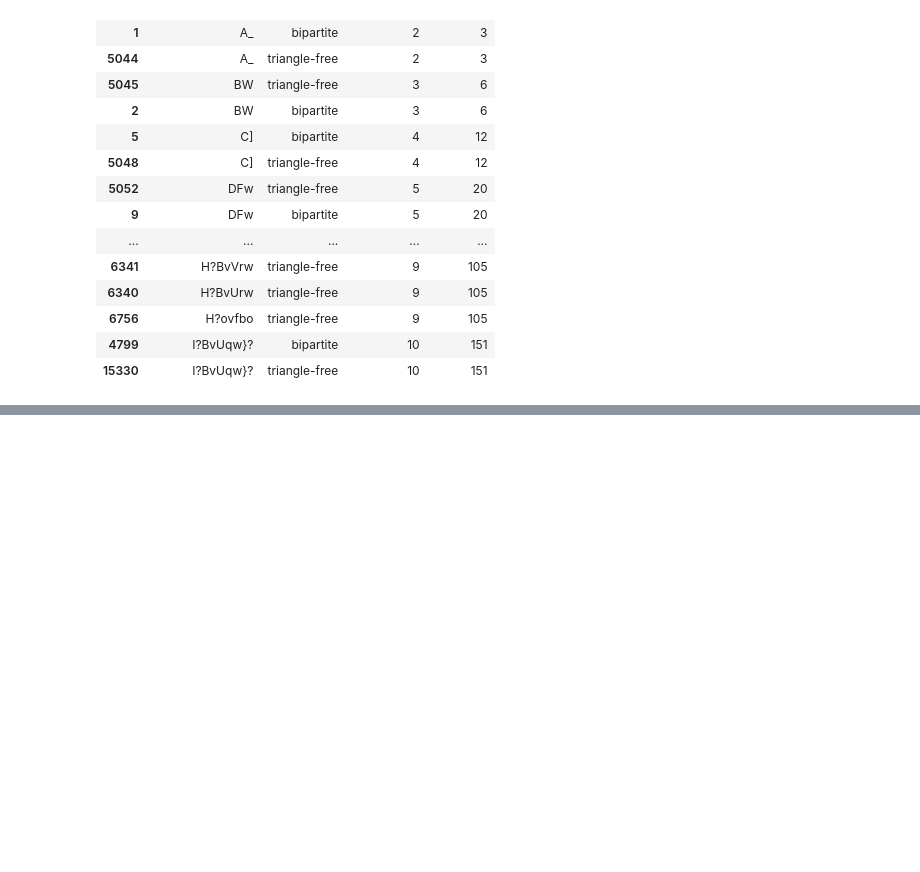
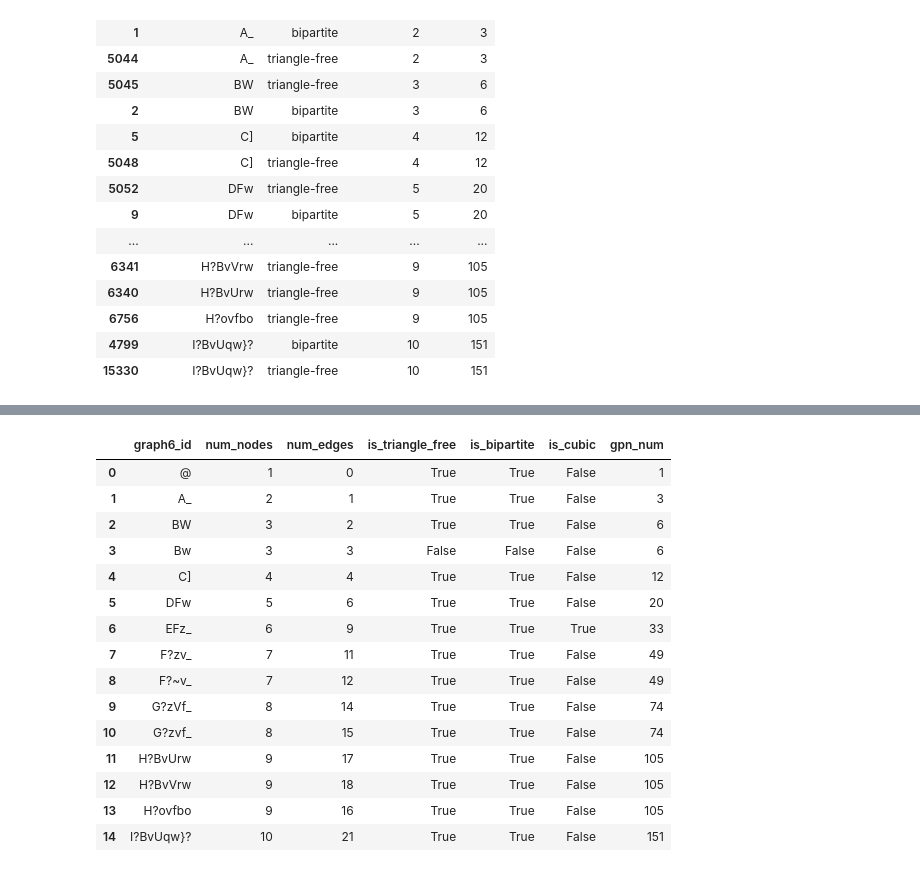
Before and after one commit to MartinCadez/geodesic-subpath-number-analysis, a Jupyter notebook: src/analysis/eda.ipynb, the cells around one changed output, grey strips where cells are left out. Saved outputs shown, nothing was run; the diff lists cells and outputs as text; code cells hidden in the pictures; blank space fills up the shorter version.

```diff
--- a/src/analysis/eda.ipynb
+++ b/src/analysis/eda.ipynb
@@ -53,0 +170,49 @@ class_df
+# %%
+data = []
+for graph6_str in opt_graphs:
+    graph = nx.from_graph6_bytes(graph6_str.encode())
+
+    num_nodes = graph.number_of_nodes()
+    num_edges = graph.number_of_edges()
+    is_bipartite = nx.is_bipartite(graph)
+    is_cubic = all(degree == 3 for _, degree in graph.degree())
+    is_triangle_free = (
+        all(nx.triangles(graph, node) == 0 for node in graph.nodes())
+        if not nx.is_bipartite(graph)
+        else True
+    )
+    gpn_num = gpn(graph)
+
+    data.append([
+        graph6_str,
+        num_nodes,
+        num_edges,
+        is_triangle_free,
+        is_bipartite,
+        is_cubic,
+        gpn_num
+    ])
+
+report_opt_df = pd.DataFrame(
+    data,
+    columns=["graph6_id", "num_nodes", "num_edges",  "is_triangle_free", "is_bipartite", "is_cubic", "gpn_num"]
+)
+
+report_opt_df
+# %% [output]
+|  | graph6_id | num_nodes | num_edges | is_triangle_free | is_bipartite | is_cubic | gpn_num |
+| 0 | @ | 1 | 0 | True | True | False | 1 |
+| 1 | A_ | 2 | 1 | True | True | False | 3 |
+| 2 | BW | 3 | 2 | True | True | False | 6 |
+| 3 | Bw | 3 | 3 | False | False | False | 6 |
+| 4 | C] | 4 | 4 | True | True | False | 12 |
+| 5 | DFw | 5 | 6 | True | True | False | 20 |
+| 6 | EFz_ | 6 | 9 | True | True | True | 33 |
+| 7 | F?zv_ | 7 | 11 | True | True | False | 49 |
+| 8 | F?~v_ | 7 | 12 | True | True | False | 49 |
+| 9 | G?zVf_ | 8 | 14 | True | True | False | 74 |
+| 10 | G?zvf_ | 8 | 15 | True | True | False | 74 |
+| 11 | H?BvUrw | 9 | 17 | True | True | False | 105 |
+| 12 | H?BvVrw | 9 | 18 | True | True | False | 105 |
+| 13 | H?ovfbo | 9 | 16 | True | True | False | 105 |
+| 14 | I?BvUqw}? | 10 | 21 | True | True | False | 151 |
```
Also changed, not shown: parts of 8 cells of this notebook.
